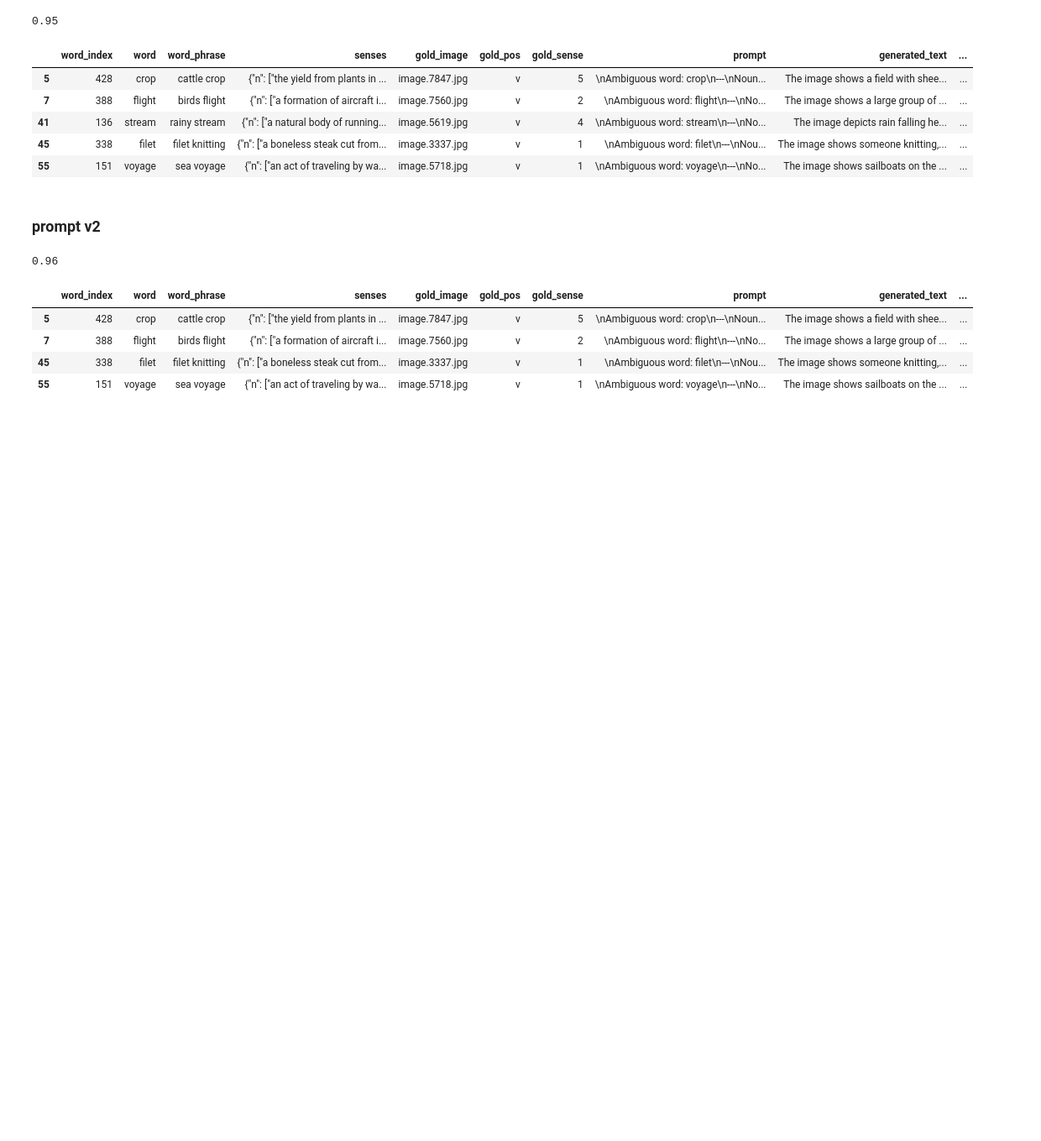
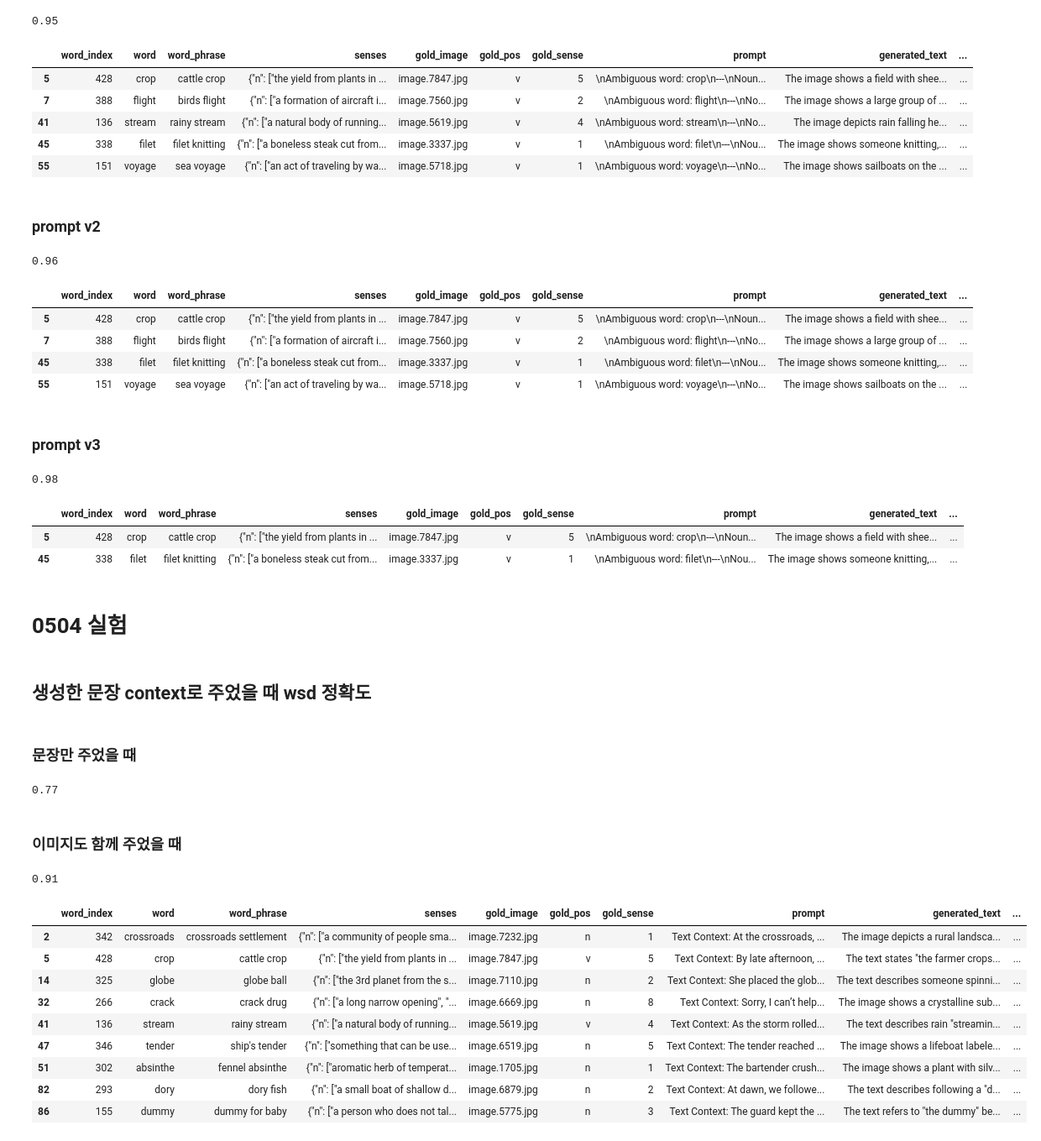
Before and after one commit to BlessingDev/Word-Sense-Disambiguation-with-Visual-Context, a Jupyter notebook: documents/evaluation.ipynb, the cells around one changed output. Shown at 84% size. Cells and saved outputs as stored; diff of their text form; code cells hidden in the pictures; blank space fills up the shorter version.

```diff
--- a/documents/evaluation.ipynb
+++ b/documents/evaluation.ipynb
@@ -1103,3 +1103,82 @@ result_df[result_df["predicted_label"] != result_df["gold_pos"]]
 | 7 | 388 | flight | birds flight | {"n": ["a formation of aircraft i... | image.7560.jpg | v | 2 | \nAmbiguous word: flight\n---\nNo... | The image shows a large group of ... | ... |
 | 45 | 338 | filet | filet knitting | {"n": ["a boneless steak cut from... | image.3337.jpg | v | 1 | \nAmbiguous word: filet\n---\nNou... | The image shows someone knitting,... | ... |
 | 55 | 151 | voyage | sea voyage | {"n": ["an act of traveling by wa... | image.5718.jpg | v | 1 | \nAmbiguous word: voyage\n---\nNo... | The image shows sailboats on the ... | ... |
+# %% [markdown]
+### prompt v3
+# %%
+import pandas as pd
+
+result_df = pd.read_csv("/workspace/data/test_set_process/inference/wsd_100_sense_pos3_gemma3-27b.csv")
+
+pos_mapping = {
+    "noun": "n",
+    "verb": "v",
+    "adjective": "a",
+    "adverb": "r"
+}
+for index, row in result_df.iterrows():
+    pred_label = row["generated_text"].split("A:")[-1].strip().lower()
+    mapped_label = pos_mapping.get(pred_label, "invalid")
+    result_df.at[index, "predicted_label"] = mapped_label
+
+acc = (result_df["predicted_label"] == result_df["gold_pos"]).sum() / len(result_df)
+print(acc)
+# %% [output]
+0.98
+# %%
+result_df[result_df["predicted_label"] != result_df["gold_pos"]]
+# %% [output]
+|  | word_index | word | word_phrase | senses | gold_image | gold_pos | gold_sense | prompt | generated_text | ... |
+| 5 | 428 | crop | cattle crop | {"n": ["the yield from plants in ... | image.7847.jpg | v | 5 | \nAmbiguous word: crop\n---\nNoun... | The image shows a field with shee... | ... |
+| 45 | 338 | filet | filet knitting | {"n": ["a boneless steak cut from... | image.3337.jpg | v | 1 | \nAmbiguous word: filet\n---\nNou... | The image shows someone knitting,... | ... |
+# %% [markdown]
+# 0504 실험
+# %% [markdown]
+## 생성한 문장 context로 주었을 때 wsd 정확도
+# %% [markdown]
+### 문장만 주었을 때
+# %%
+import pandas as pd
+
+result_df = pd.read_csv("/workspace/data/test_set_process/inference/wsd_100_sense_ambig_sentence_gemma3-27b.csv")
+
+
+for index, row in result_df.iterrows():
+    pred_label = row["generated_text"].split("A:")[-1].strip().lower()
+    mapped_label = int(pred_label)
+    result_df.at[index, "predicted_label"] = mapped_label
+
+acc = (result_df["predicted_label"] == result_df["gold_sense"]).sum() / len(result_df)
+print(acc)
+# %% [output]
+0.77
+# %% [markdown]
+### 이미지도 함께 주었을 때
+# %%
+import pandas as pd
+
+result_df = pd.read_csv("/workspace/data/test_set_process/inference/wsd_100_sense_ambig_sentence_image_gemma3-27b.csv")
+
+
+for index, row in result_df.iterrows():
+    pred_label = row["generated_text"].split("A:")[-1].strip().lower()
+    mapped_label = int(pred_label)
+    result_df.at[index, "predicted_label"] = mapped_label
+
+acc = (result_df["predicted_label"] == result_df["gold_sense"]).sum() / len(result_df)
+print(acc)
+# %% [output]
+0.91
+# %%
+result_df[result_df["predicted_label"] != result_df["gold_sense"]]
+# %% [output]
+|  | word_index | word | word_phrase | senses | gold_image | gold_pos | gold_sense | prompt | generated_text | ... |
+| 2 | 342 | crossroads | crossroads settlement | {"n": ["a community of people sma... | image.7232.jpg | n | 1 | Text Context: At the crossroads, ... | The image depicts a rural landsca... | ... |
+| 5 | 428 | crop | cattle crop | {"n": ["the yield from plants in ... | image.7847.jpg | v | 5 | Text Context: By late afternoon, ... | The text states "the farmer crops... | ... |
+| 14 | 325 | globe | globe ball | {"n": ["the 3rd planet from the s... | image.7110.jpg | n | 2 | Text Context: She placed the glob... | The text describes someone spinni... | ... |
+| 32 | 266 | crack | crack drug | {"n": ["a long narrow opening", "... | image.6669.jpg | n | 8 | Text Context: Sorry, I can’t help... | The image shows a crystalline sub... | ... |
+| 41 | 136 | stream | rainy stream | {"n": ["a natural body of running... | image.5619.jpg | v | 4 | Text Context: As the storm rolled... | The text describes rain "streamin... | ... |
+| 47 | 346 | tender | ship's tender | {"n": ["something that can be use... | image.6519.jpg | n | 5 | Text Context: The tender reached ... | The image shows a lifeboat labele... | ... |
+| 51 | 302 | absinthe | fennel absinthe | {"n": ["aromatic herb of temperat... | image.1705.jpg | n | 1 | Text Context: The bartender crush... | The image shows a plant with silv... | ... |
+| 82 | 293 | dory | dory fish | {"n": ["a small boat of shallow d... | image.6879.jpg | n | 2 | Text Context: At dawn, we followe... | The text describes following a "d... | ... |
+| 86 | 155 | dummy | dummy for baby | {"n": ["a person who does not tal... | image.5775.jpg | n | 3 | Text Context: The guard kept the ... | The text refers to "the dummy" be... | ... |
```
Also changed, not shown: 11 other files.
